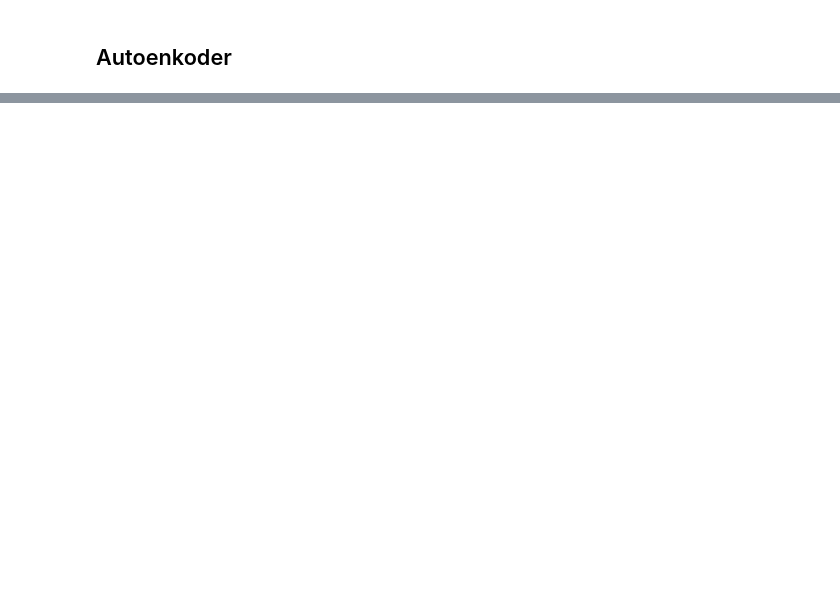
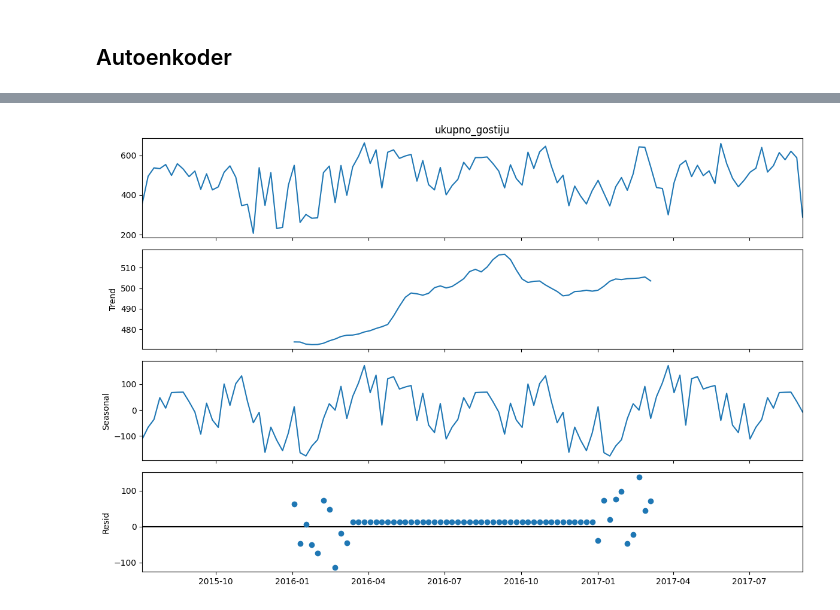
Before and after one commit to MarkoHaralovic/Prediction-of-Hotel-Occupancy, a Jupyter notebook: prediction-of-hotel-occupancy/notebooks/anomaly_detection_univariate_ts.ipynb, the cells around one changed output, grey strips where cells are left out. Saved outputs shown, nothing was run; the diff lists cells and outputs as text; code cells hidden in the pictures; blank space fills up the shorter version.

```diff
--- a/prediction-of-hotel-occupancy/notebooks/anomaly_detection_univariate_ts.ipynb
+++ b/prediction-of-hotel-occupancy/notebooks/anomaly_detection_univariate_ts.ipynb
@@ -360,0 +267,4 @@ ModuleNotFoundError: No module named 'tensorflow'
+# %%
+compute_seasonal_decomposition(NumberOfGuestsWeeklyResort)
+# %% [output]
+[figure, added]
```
Also changed, not shown: parts of 43 cells of this notebook.
